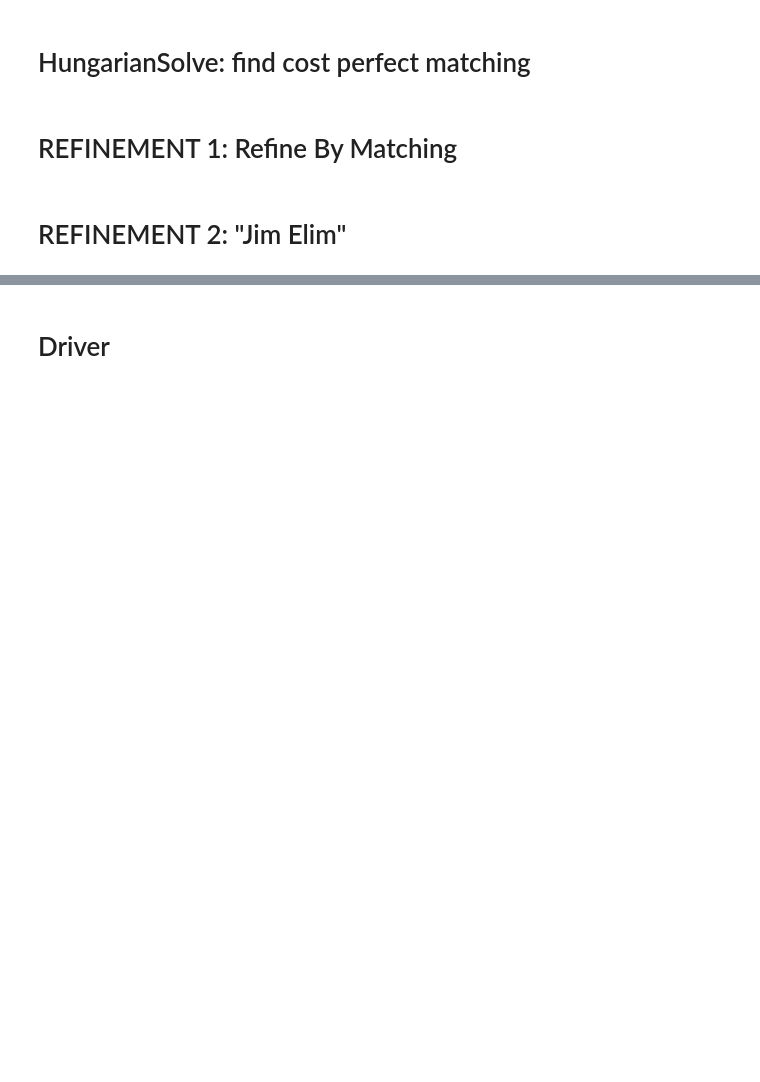
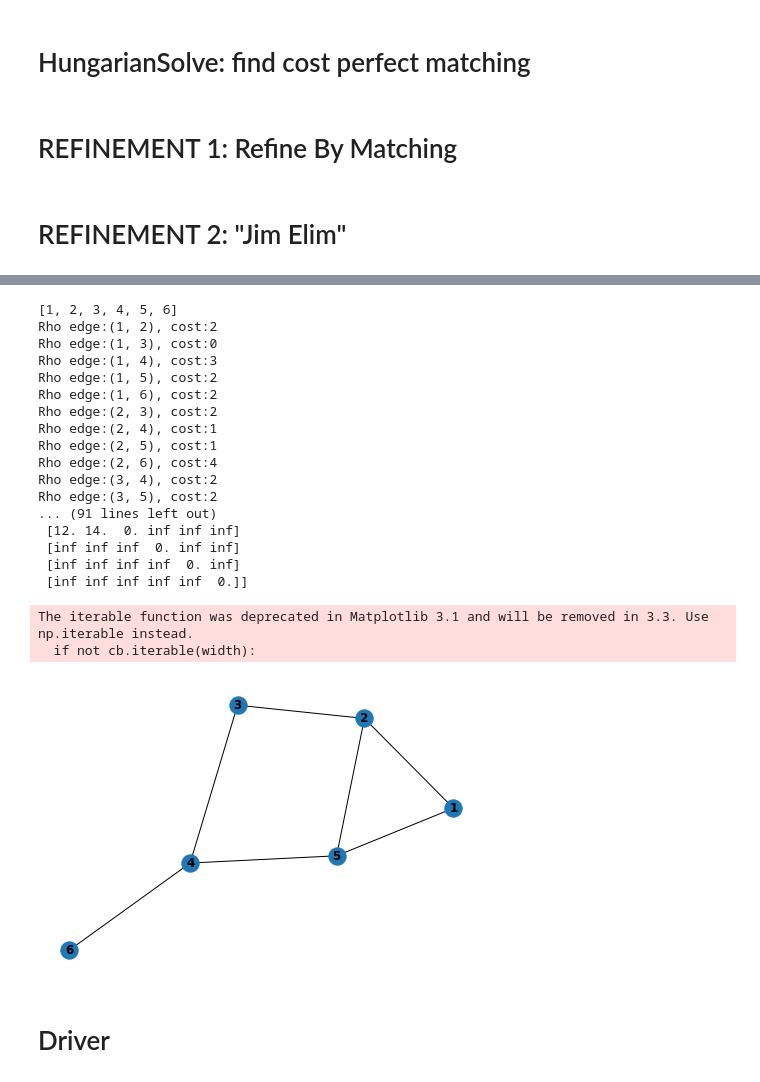
Before and after one commit to hhicks13/benchmarking-dasg, a Jupyter notebook: kas-benchmark.ipynb, the cells around one changed output, grey strips where cells are left out. Saved outputs shown, nothing was run; the diff lists cells and outputs as text; code cells hidden in the pictures; blank space fills up the shorter version.

```diff
--- a/kas-benchmark.ipynb
+++ b/kas-benchmark.ipynb
@@ -415,24 +415,19 @@ def RefineByMatching(G_A,P_A,Ef_A,k_A):
 # %% [markdown]
 # REFINEMENT 2: "Jim Elim"
 # %%
-#  for all pairs (i,j) solve matching in ij
-def _wpg1(G_A,Ef_A,k_A):
+#  make the output the same for each.
+#  for all pairs (i,j) solve matching in ij.
+def _solve_matching(G_A,Ef_A,k_A):
     _K = nx.complete_graph(G_A.nodes())
     Rho = nx.Graph()
     Rho.add_nodes_from(G_A.nodes())
     print(Rho.nodes())
+    _rho_edges = []
     for pair in it.combinations(Rho.nodes(),2):
         i = pair[0]
         j = pair[1]
         CostMatrix = BuildCostMatrix(i,j,G_A,_K,Ef_A,k_A)
         cost,deleteEdges = HungarianSolve(CostMatrix)
-        if cost <= 2*k_A:
-            Rho.add_edge(i,j,weight = cost)
-        else:
-            Rho.add_edge(i,j,weight = math.inf)
-            Ni = nx.neighbors(Rho,i)
-            Nj = nx.neighbors(Rho,j)
-            for ee in it.
-
-
-    return 0
+        _rho_edges.append(((i,j,cost)))
+    Rho.add_weighted_edges_from(_rho_edges)
+    return Rho
@@ -473,3 +449,53 @@ _wpg1(G_A,k_A)
+# %%
+nx.draw(G_A,with_labels=True,font_weight='bold')
+k_A = 1
+Rho = _solve_matching(G_A,Ef_A,k_A)
+_rlabels = nx.get_edge_attributes(Rho,"weight")
+for k in _rlabels.keys():print(f"Rho edge:{k}, cost:{_rlabels[k]}")
+_Rho = nx.adjacency_matrix(Rho).todense()
+print(f"Matrix Formulation Below:")
+print(np.matrix(_Rho))
+print(f" First Pass ")
+#print(f"{np.matrix(nx.adjacency_matrix(Rho).todense())}")
+for i,j in it.combinations(Rho.nodes(),2):
+    cost = Rho[i][j]['weight']
+    if cost <= 2*k_A:
+        continue
+        #print(f"mapping {i} -> {j} .. .. costs: {cost} .. .. so do nothing")
+    else:
+        #print(f"mapping {i} -> {j} .. .. costs: {cost} .. .. so do something!")
+        Rho[i][j]['weight'] = math.inf
+        for k in Rho.nodes():
+            if i != k:
+                Rho[i][k]['weight']+=2
+            if j != k:
+                Rho[k][j]['weight']+=2
+        print(f"{np.matrix(nx.adjacency_matrix(Rho).todense())}")
+        print(f"")
+
+
+#print(f"{np.matrix(nx.adjacency_matrix(Rho).todense())}")
+# %% [output]
+[1, 2, 3, 4, 5, 6]
+Rho edge:(1, 2), cost:2
+Rho edge:(1, 3), cost:0
+Rho edge:(1, 4), cost:3
+Rho edge:(1, 5), cost:2
+Rho edge:(1, 6), cost:2
+Rho edge:(2, 3), cost:2
+Rho edge:(2, 4), cost:1
+Rho edge:(2, 5), cost:1
+Rho edge:(2, 6), cost:4
+Rho edge:(3, 4), cost:2
+Rho edge:(3, 5), cost:2
+... (91 lines left out)
+ [12. 14.  0. inf inf inf]
+ [inf inf inf  0. inf inf]
+ [inf inf inf inf  0. inf]
+ [inf inf inf inf inf  0.]]
+The iterable function was deprecated in Matplotlib 3.1 and will be removed in 3.3. Use np.iterable instead.
+  if not cb.iterable(width):
+[figure, added]
 # %% [markdown]
 # Driver
 # %%
```
Also changed, not shown: parts of 3 cells of this notebook.
